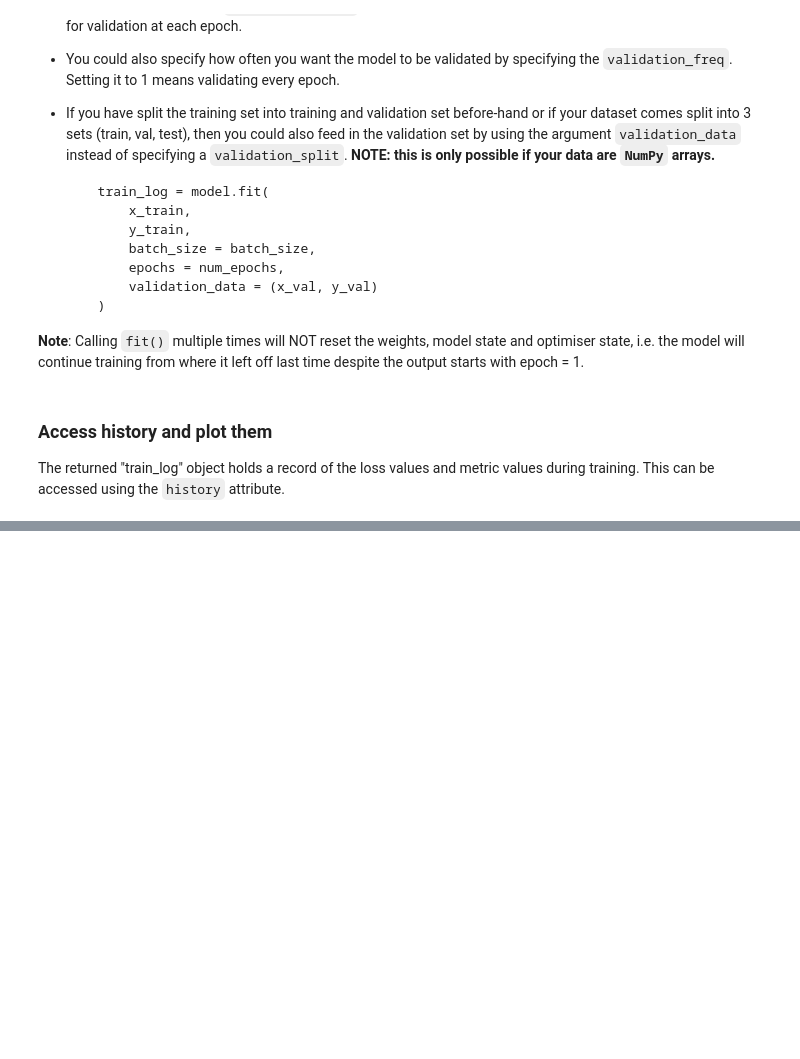
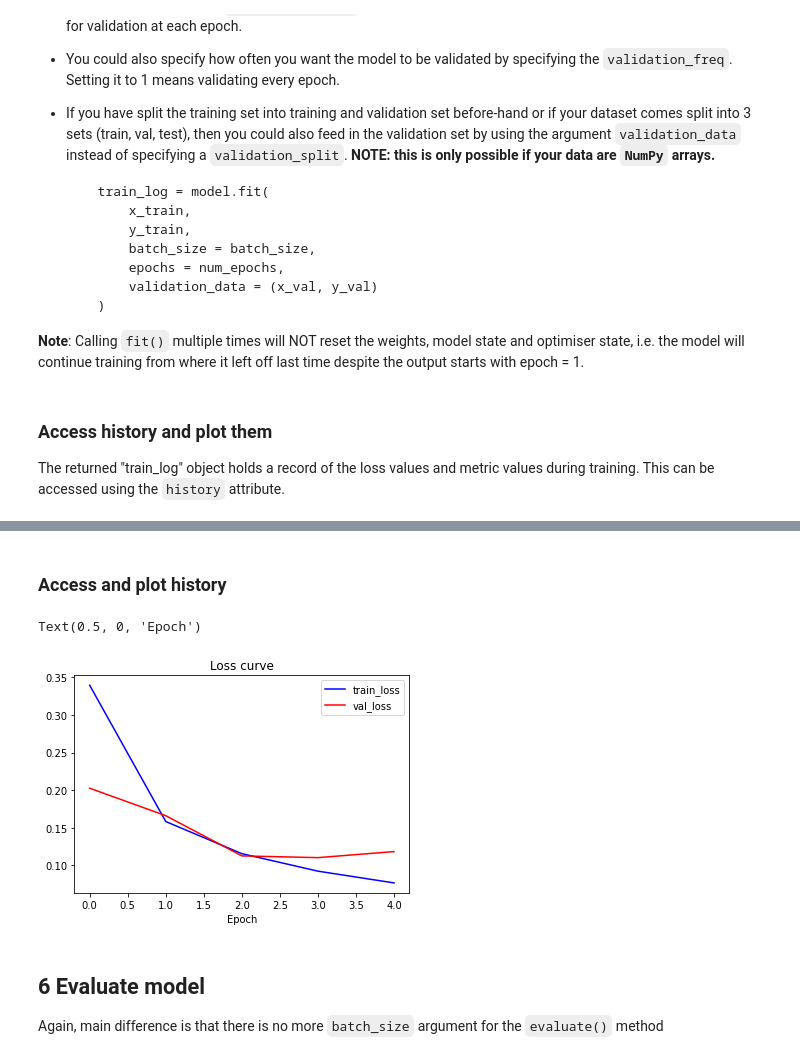
Before and after one commit to andreusjh99/Learning-Tensorflow2.0, a Jupyter notebook: Training_And_Evaluation_(Keras_API).ipynb, the cells around one changed output, grey strips where cells are left out. Cells and saved outputs as stored; diff of their text form; code cells hidden in the pictures; blank space fills up the shorter version.

```diff
--- a/Training_And_Evaluation_(Keras_API).ipynb
+++ b/Training_And_Evaluation_(Keras_API).ipynb
@@ -220,0 +246,16 @@ Text(0.5, 0, 'Epoch')
+# %%
+# train-val split
+x_val = x_train[-10000:]
+y_val = y_train[-10000:]
+x_train = x_train[:-10000]
+y_train = y_train[:-10000]
+
+train_dataset = tf.data.Dataset.from_tensor_slices((x_train, y_train))
+train_dataset = train_dataset.shuffle(buffer_size = x_train.shape[0])
+train_dataset = train_dataset.batch(batch_size)
+
+val_dataset = tf.data.Dataset.from_tensor_slices((x_val, y_val))
+val_dataset = val_dataset.batch(batch_size)
+
+test_dataset = tf.data.Dataset.from_tensor_slices((x_test, y_test))
+test_dataset = test_dataset.batch(batch_size)
@@ -220,0 +265,3 @@ Text(0.5, 0, 'Epoch')
+# %%
+model2 = create_model()
+model2.summary()
@@ -220,0 +286,6 @@ Text(0.5, 0, 'Epoch')
+# %%
+model2.compile(
+    optimizer = keras.optimizers.RMSprop(), # optimiser
+    loss = keras.losses.SparseCategoricalCrossentropy(), # loss function
+    metrics = [keras.metrics.SparseCategoricalAccuracy()] # list of metrics to monitor
+)
@@ -220,0 +304,6 @@ Text(0.5, 0, 'Epoch')
+# %%
+train_log = model2.fit(
+    train_dataset,
+    epochs = num_epochs,
+    validation_data = val_dataset
+)
@@ -220,0 +321,14 @@ Text(0.5, 0, 'Epoch')
+# %% [markdown]
+### Access and plot history
+# %%
+plt.plot(train_log.history['loss'], 'b', label = "train_loss")
+plt.plot(train_log.history['val_loss'], 'r', label = "val_loss")
+plt.legend()
+plt.title("Loss curve")
+plt.xlabel("Epoch")
+# %% [output]
+Text(0.5, 0, 'Epoch')
+[figure, added]
+# %% [markdown]
+## 6 Evaluate model
+Again, main difference is that there is no more `batch_size` argument for the `evaluate()` method
```
Also changed, not shown: parts of 23 cells of this notebook.
